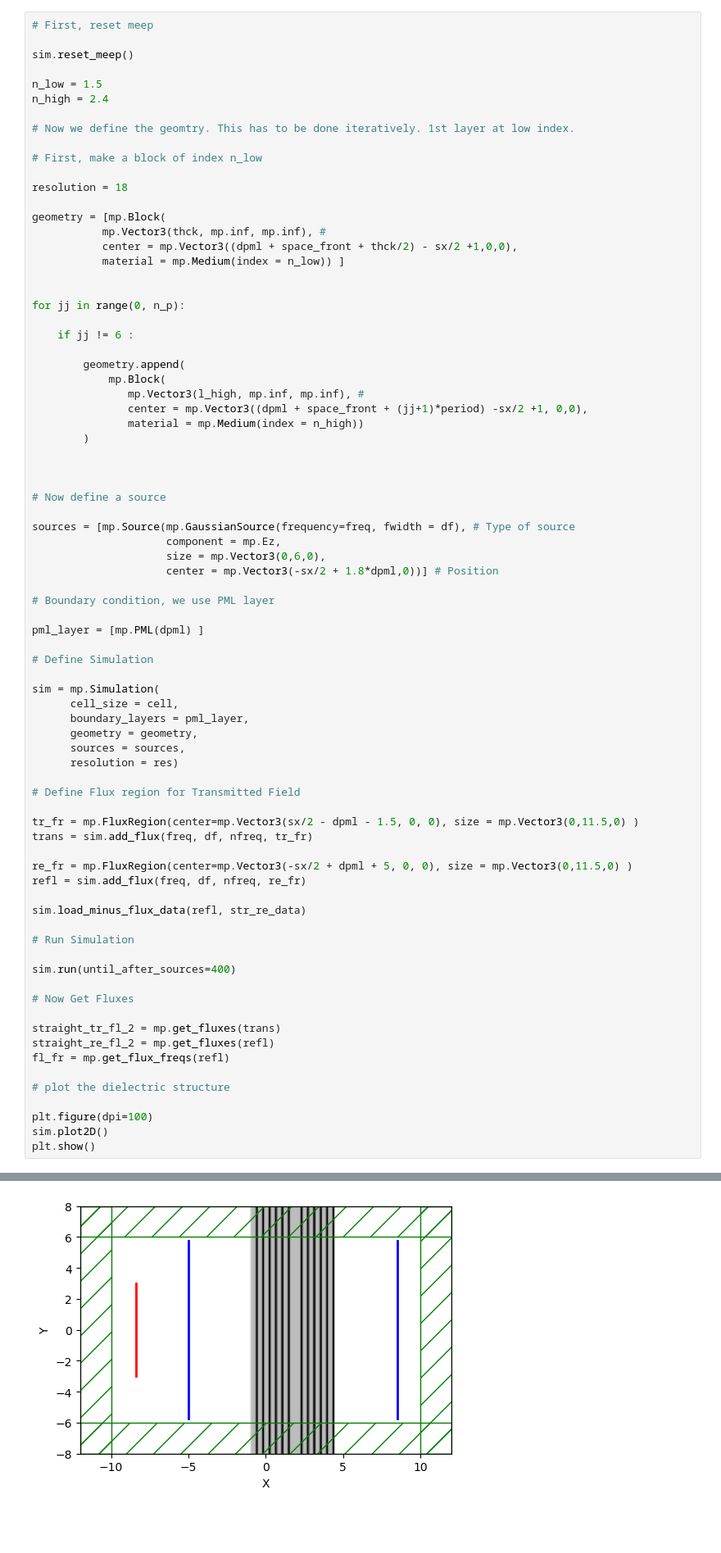
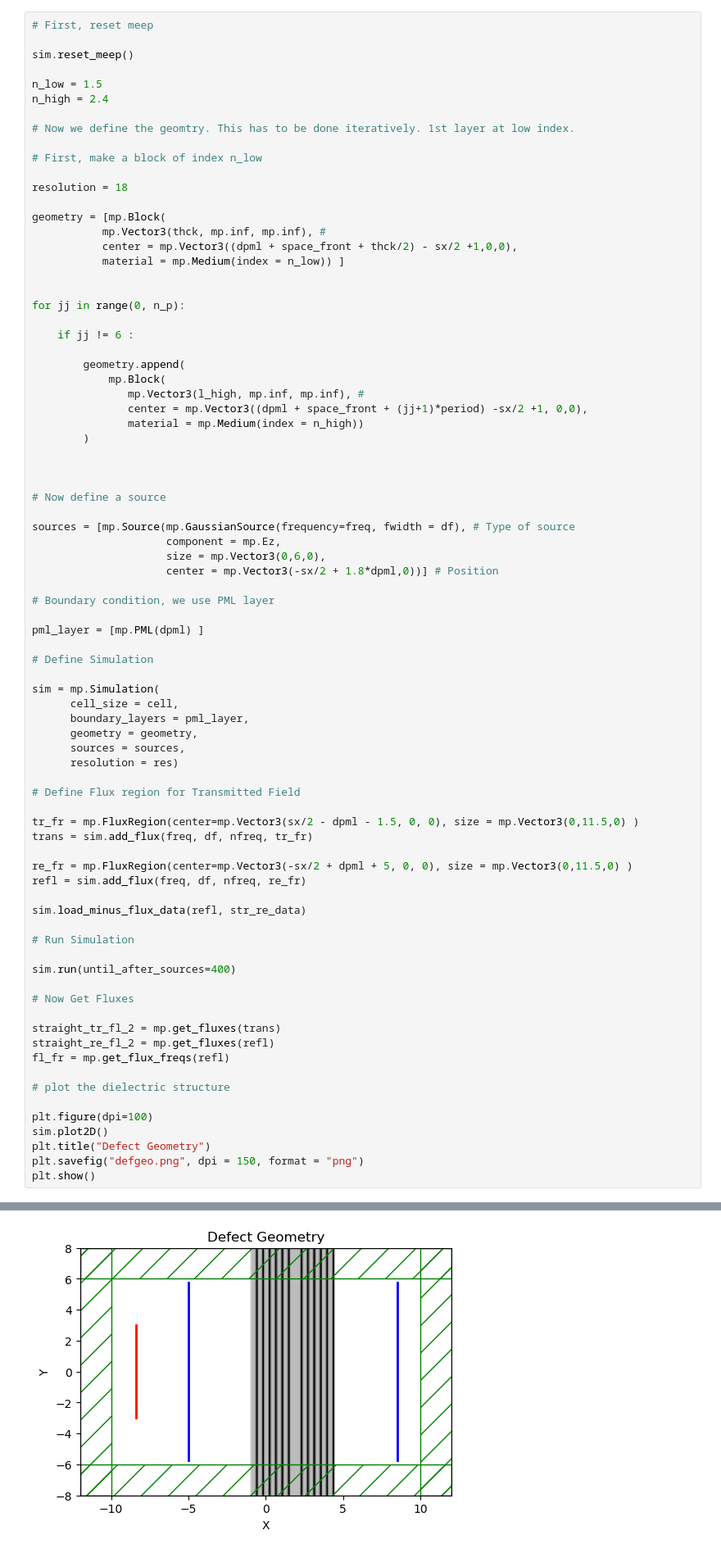
Before and after one commit to diegopiciocchi/Advanced_Photonics_Lab, a Jupyter notebook: DBR.ipynb, the cells around one changed output, grey strips where cells are left out. Shown at 82% size. Saved outputs shown, nothing was run; the diff lists cells and outputs as text; blank space fills up the shorter version.

```diff
--- a/DBR.ipynb
+++ b/DBR.ipynb
@@ -661,6 +656,8 @@ fl_fr = mp.get_flux_freqs(refl)
 
 plt.figure(dpi=100)
 sim.plot2D()
+plt.title("Defect Geometry")
+plt.savefig("defgeo.png", dpi = 150, format = "png")
 plt.show()
 # %% [output]
 -----------
@@ -682,5 +679,5 @@ on time step 13265 (time=414.531), 0.000577503 s/step
 run 0 finished at t = 428.59375 (13715 timesteps)
-[figure, old version]
+[figure, new version]
 # %%
 # Find the Peak
 
```
Also changed, not shown: parts of 8 cells of this notebook, 2 other files.
